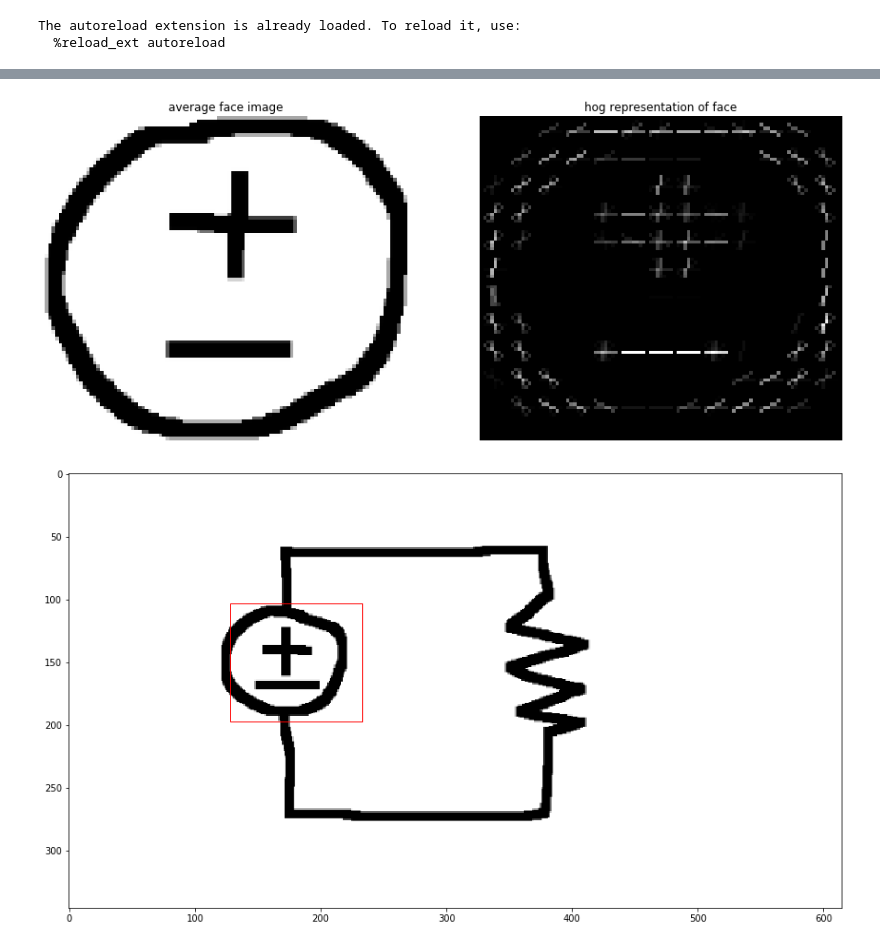
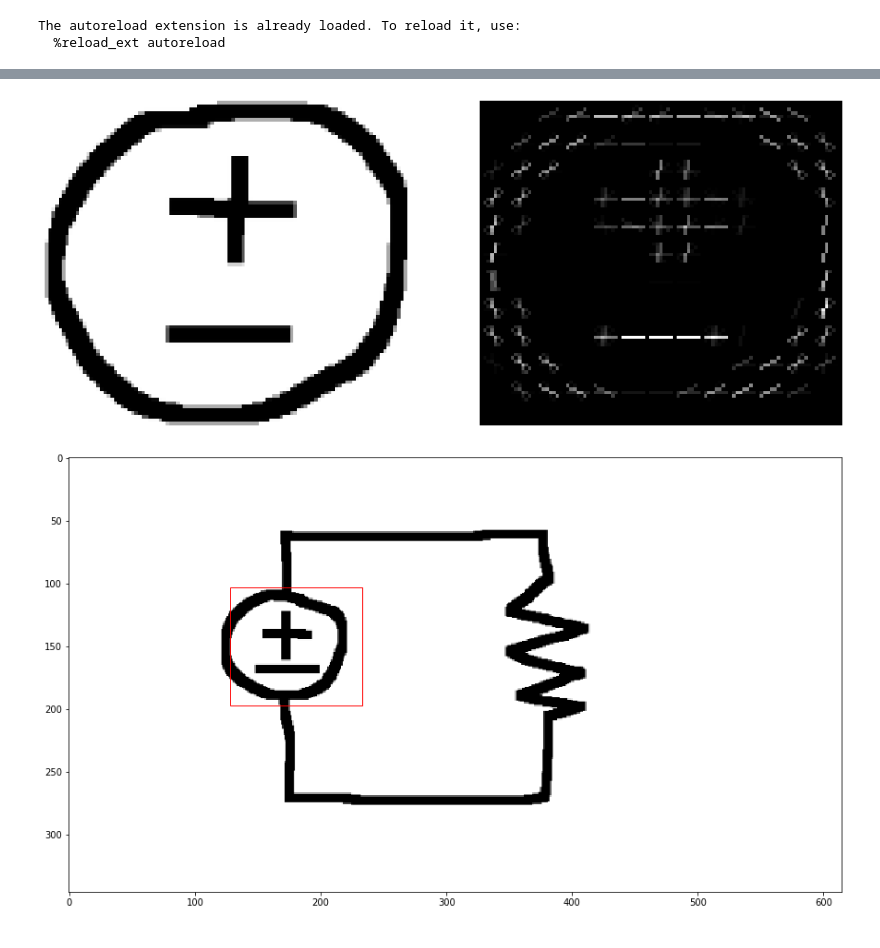
Before and after one commit to rickygv99/iBoards, a Jupyter notebook: CS 347.ipynb, the cells around one changed output, grey strips where cells are left out. Saved outputs shown, nothing was run; the diff lists cells and outputs as text; code cells hidden in the pictures.

```diff
--- a/CS 347.ipynb
+++ b/CS 347.ipynb
@@ -151,13 +25,13 @@ plt.show()
-# %%
-from cs347 import hog_feature, plot_part1
-
-img = imread('voltagesource.png', as_grey=True)
-img = rescale(img, 0.6)
-
-face_shape = img.shape
-(face_feature, hog_image) = hog_feature(img)
-
-plot_part1(img, hog_image)
-# %% [output]
-[figure, removed]
+# %%
+from cs347 import get_hog, plot_hog
+
+# Compute hog representations of circuit components
+image_voltagesource = imread('voltagesource.png', as_grey=True)
+image_voltagesource = rescale(image_voltagesource, 0.6)
+
+(hog_voltagesource, hog_image_voltagesource) = hog_feature(image_voltagesource)
+
+plot_hog(image_voltagesource, hog_image_voltagesource)
+# %% [output]
+[figure, added]
 # %%
```
Also changed, not shown: parts of 10 cells of this notebook, 3 other files.
